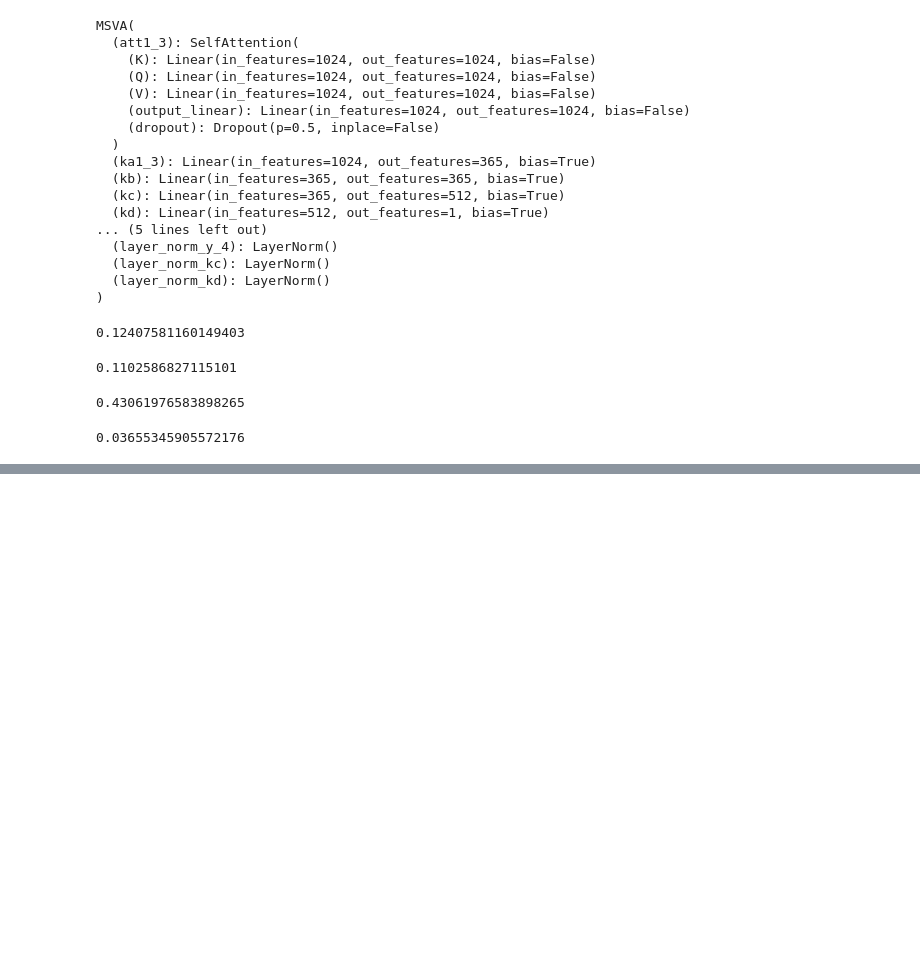
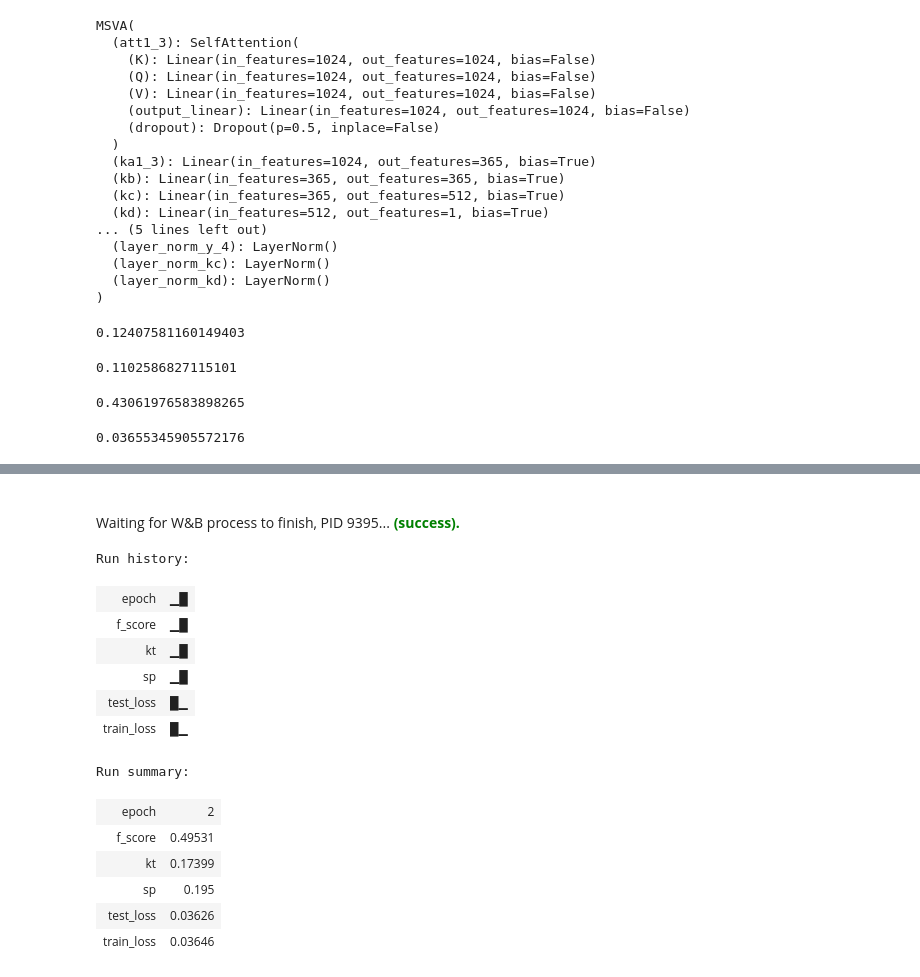
Before and after one commit to StevRamos/video_summarization, a Jupyter notebook: notebooks/msva.ipynb, the cells around one changed output, grey strips where cells are left out. Cells and saved outputs as stored; diff of their text form; code cells hidden in the pictures; blank space fills up the shorter version.

```diff
--- a/notebooks/msva.ipynb
+++ b/notebooks/msva.ipynb
@@ -244,0 +372,65 @@ train_loss
+# %%
+PROJECT_WANDB = "sports_video_summarization"
+# %%
+use_wandb = True
+# %%
+config_file = "/home/shuaman/video_sm/video_summarization/config.json"
+# %%
+path_weights_summe = "/home/shuaman/video_sm/MSVA/model_weights/summe_random_non_overlap_0.5359.tar.pth"
+path_weights_tvsum = "/home/shuaman/video_sm/MSVA/model_weights/tvsum_random_non_overlap_0.6271.tar.pth"
+# %%
+set_seed(12345)
+config = configure_model(config_file, use_wandb)
+
+#config.type_setting = "non_overlap_rand"
+
+f_avg = 0
+kt_avg = 0
+sp_avg = 0
+trl_avg = 0
+tsl_avg = 0
+
+# split_name = f'path_split_{config.type_dataset}_{config.type_setting}'
+# path_split = vars(config)[split_name]
+
+split_name = f'path_split_{config["type_dataset"]}_{config["type_setting"]}'
+path_split = config[split_name]
+
+splits = parse_configuration(path_split)
+
+for n_split in range(len(splits)):
+    run_name = f'xd_{n_split+1}'
+    config = configure_model(config_file, use_wandb)
+    if use_wandb:
+        wandb.init(project=PROJECT_WANDB, config=config,
+                    name=run_name)
+        config = wandb.config
+        wandb.watch_called = False
+
+    config.epochs_max = 2
+    config.num_backups = 2
+    config.save_weights = False
+
+    vsm = VideoSumarizer(config, use_wandb)
+    vsm.load_weights(path_weights_summe)
+
+    max_val_fscore, maxkt, maxsp, maxtrl, maxtsl = vsm.train(splits[n_split], n_split+1)
+    f_avg += max_val_fscore
+    kt_avg += maxkt
+    sp_avg += maxsp
+    trl_avg += maxtrl
+    tsl_avg += maxtsl
+    print()
+
+f_avg = f_avg/len(splits)
+kt_avg = kt_avg/len(splits)
+sp_avg = sp_avg/len(splits)
+trl_avg = trl_avg/len(splits)
+tsl_avg = tsl_avg/len(splits)
+
+print("f_avg:", f_avg)
+print("kt_avg:", kt_avg)
+print("sp_avg:",sp_avg)
+print("trl_avg:",trl_avg)
+print("tsl_avg:",tsl_avg)
+# %% [output]
@@ -244,0 +452,15 @@ train_loss
+Waiting for W&B process to finish, PID 9395... (success).
+Run history:
+| epoch | ▁█ |
+| f_score | ▁█ |
+| kt | ▁█ |
+| sp | ▁█ |
+| test_loss | █▁ |
+| train_loss | █▁ |
+Run summary:
+| epoch | 2 |
+| f_score | 0.49531 |
+| kt | 0.17399 |
+| sp | 0.195 |
+| test_loss | 0.03626 |
+| train_loss | 0.03646 |
```
Also changed, not shown: parts of 18 cells of this notebook, 8 other files.
